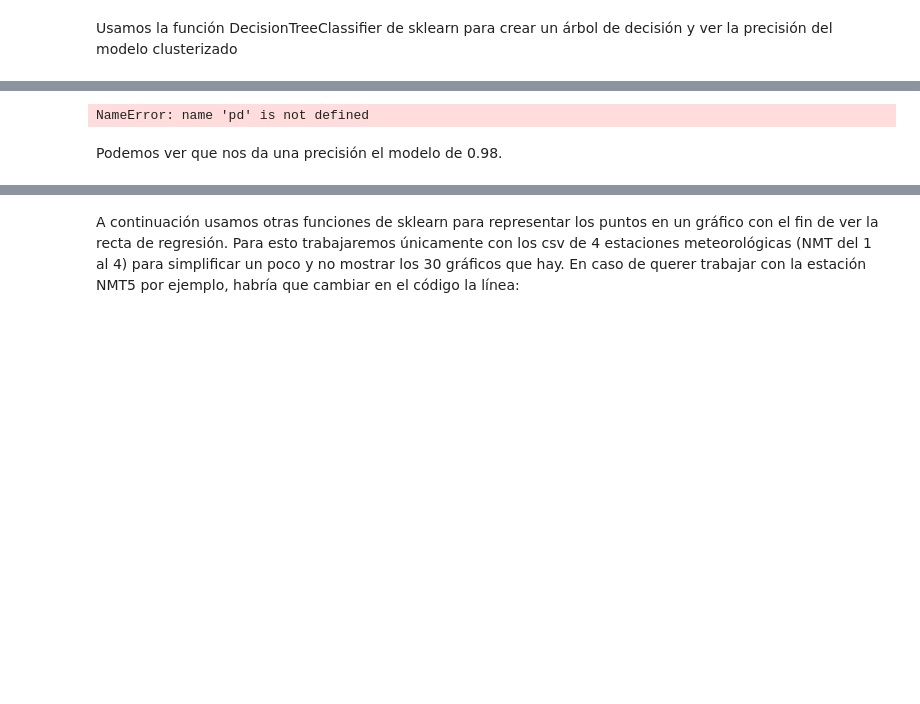
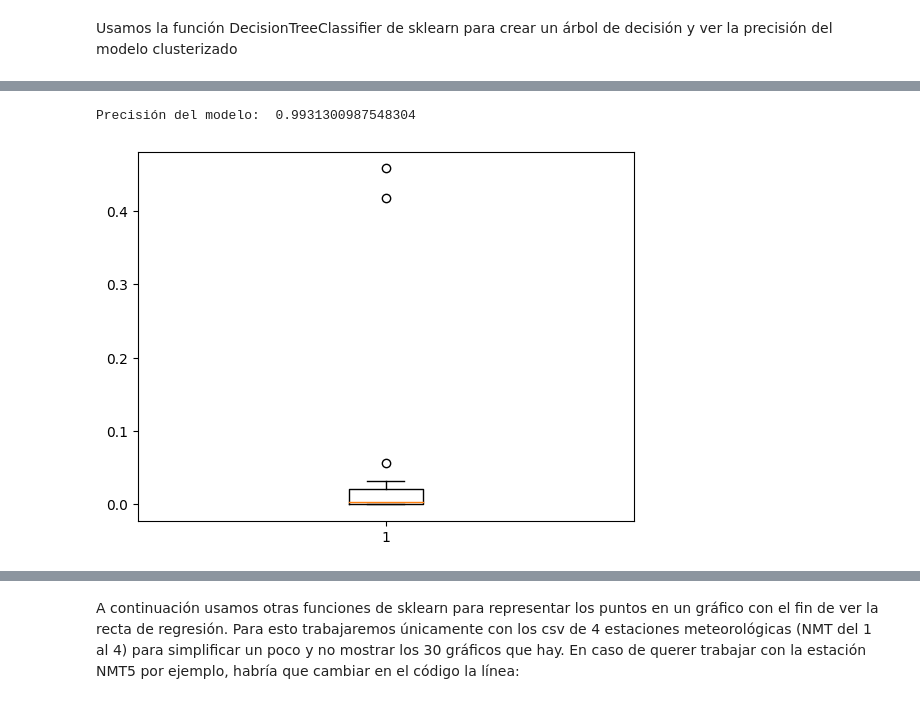
Before and after one commit to RubenGenillo/Proyecto_CONVIVE_Grupo3_repositorio, a Jupyter notebook: codigo coil/codigo final/1.notebook_final.ipynb, the cells around one changed output, grey strips where cells are left out. Saved outputs shown, nothing was run; the diff lists cells and outputs as text; code cells hidden in the pictures; blank space fills up the shorter version.

```diff
--- a/codigo coil/codigo final/1.notebook_final.ipynb
+++ b/codigo coil/codigo final/1.notebook_final.ipynb
@@ -110,37 +151,38 @@ AttributeError: partially initialized module 'pandas' has no attribute 'core' (m
 # %%
-# from sklearn.tree import DecisionTreeClassifier
+from sklearn.tree import DecisionTreeClassifier
+import pandas as pd
+from sklearn.model_selection import train_test_split
 
-# # Cargar el csv
-# df = pd.read_csv('clusterizado_2.csv', sep=';')
+# Cargar el csv
+df = pd.read_csv('clusterizado_2.csv', sep=';')
 
-# # Separar en X e y
-# X = df.drop(['cluster'], axis=1)
-# y = df['cluster']
+# Separar en X e y
+X = df.drop(['cluster'], axis=1)
+y = df['cluster']
 
-# # Separar en train y test
-# X_train, X_test, y_train, y_test = train_test_split(X, y, test_size=0.2, random_state=100) #nos permite dividir un dataset en dos bloques, típicamente bloques destinados al entrenamiento y validación del modelo (llamemos a estos bloques "bloque de entrenamiento " y "bloque de pruebas" para mantener la coherencia con el nombre de la función).
+# Separar en train y test
+X_train, X_test, y_train, y_test = train_test_split(X, y, test_size=0.2, random_state=100) #nos permite dividir un dataset en dos bloques, típicamente bloques destinados al entrenamiento y validación del modelo (llamemos a estos bloques "bloque de entrenamiento " y "bloque de pruebas" para mantener la coherencia con el nombre de la función).
 
-# # Crear el modelo
-# model = DecisionTreeClassifier(random_state=100)
+# Crear el modelo
+model = DecisionTreeClassifier(random_state=100)
 
-# # Entrenar el modelo
-# model.fit(X_train, y_train)
+# Entrenar el modelo
+model.fit(X_train, y_train)
 
-# # Predecir con el modelo
-# y_pred = model.predict(X_test)
+# Predecir con el modelo
+y_pred = model.predict(X_test)
 
-# # Calcular la precisión del modelo
-# print('Precisión del modelo: ', accuracy_score(y_test, y_pred))
+# Calcular la precisión del modelo
+print('Precisión del modelo: ', accuracy_score(y_test, y_pred))
 
-# # Mostrar las importancias de cada variable
-# importances = model.feature_importances_
+# Mostrar las importancias de cada variable
+importances = model.feature_importances_
 
-# # hacer grafico por bigotes
-# plt.boxplot(importances)
+# hacer grafico por bigotes
+plt.boxplot(importances)
 
-# # Mostrar el gráfico
-# plt.show()
+# Mostrar el gráfico
+plt.show()
 # %% [output]
-NameError: name 'pd' is not defined
+Precisión del modelo:  0.9931300987548304
+[figure, added]
-# %% [markdown]
-Podemos ver que nos da una precisión el modelo de 0.98.
```
Also changed, not shown: parts of 21 cells of this notebook, 1 other file.
